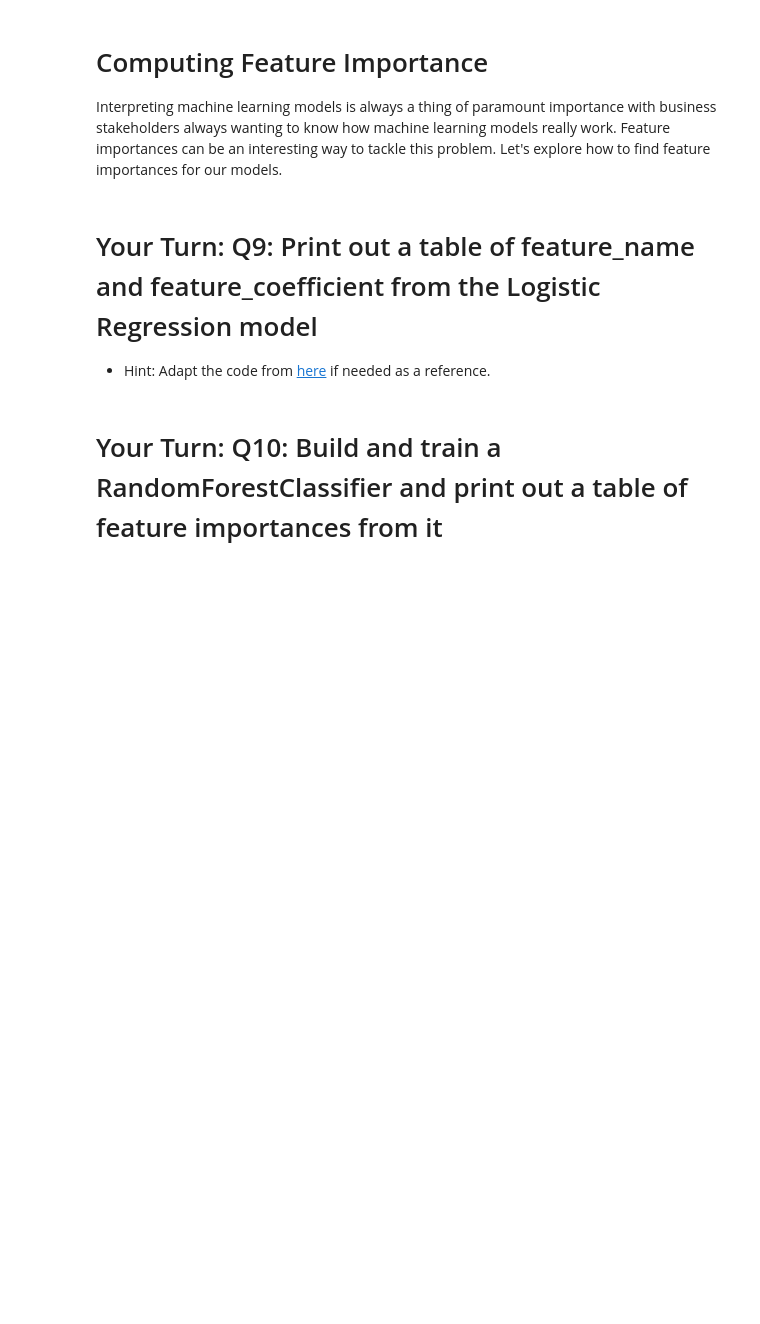
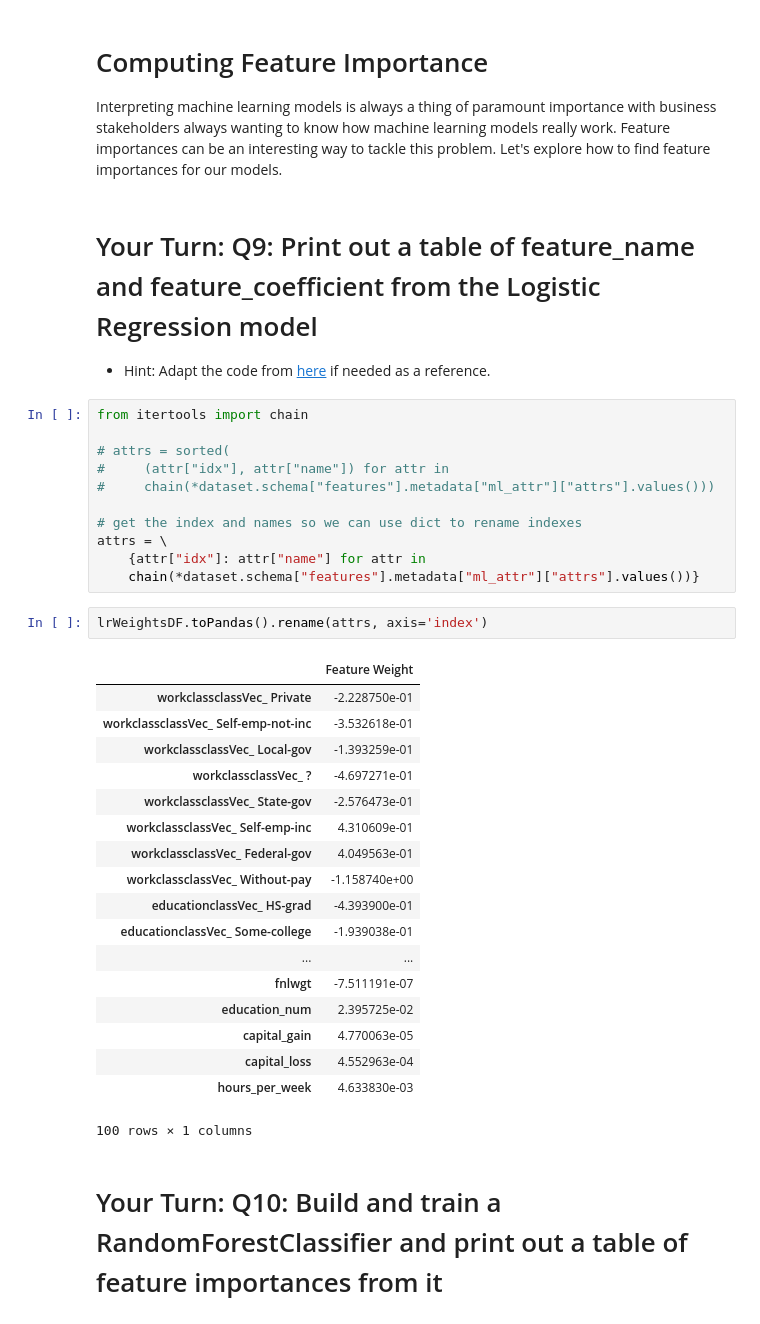
Before and after one commit to sv650s/springboard, a Jupyter notebook: aic-9_3_7-scalable-ml-with-SparkML-mini-project/Spark ML Mini-Project.ipynb, the cells around one changed output. Saved outputs shown, nothing was run; the diff lists cells and outputs as text; blank space fills up the shorter version.

Commit message:
did all except for feature importance frmo random forest

```diff
--- a/aic-9_3_7-scalable-ml-with-SparkML-mini-project/Spark ML Mini-Project.ipynb
+++ b/aic-9_3_7-scalable-ml-with-SparkML-mini-project/Spark ML Mini-Project.ipynb
@@ -920,5 +920,37 @@ Interpreting machine learning models is always a thing of paramount importance w
 # Your Turn: Q9: Print out a table of feature_name and feature_coefficient from the Logistic Regression model
 
 - Hint: Adapt the code from [here](https://stackoverflow.com/questions/42935914/how-to-map-features-from-the-output-of-a-vectorassembler-back-to-the-column-name) if needed as a reference.
+# %%
+from itertools import chain
+
+# attrs = sorted(
+#     (attr["idx"], attr["name"]) for attr in
+#     chain(*dataset.schema["features"].metadata["ml_attr"]["attrs"].values()))
+
+# get the index and names so we can use dict to rename indexes
+attrs = \
+    {attr["idx"]: attr["name"] for attr in
+    chain(*dataset.schema["features"].metadata["ml_attr"]["attrs"].values())}
+# %%
+lrWeightsDF.toPandas().rename(attrs, axis='index')
+# %% [output]
+|  | Feature Weight |
+| workclassclassVec_ Private | -2.228750e-01 |
+| workclassclassVec_ Self-emp-not-inc | -3.532618e-01 |
+| workclassclassVec_ Local-gov | -1.393259e-01 |
+| workclassclassVec_ ? | -4.697271e-01 |
+| workclassclassVec_ State-gov | -2.576473e-01 |
+| workclassclassVec_ Self-emp-inc | 4.310609e-01 |
+| workclassclassVec_ Federal-gov | 4.049563e-01 |
+| workclassclassVec_ Without-pay | -1.158740e+00 |
+| educationclassVec_ HS-grad | -4.393900e-01 |
+| educationclassVec_ Some-college | -1.939038e-01 |
+| ... | ... |
+| fnlwgt | -7.511191e-07 |
+| education_num | 2.395725e-02 |
+| capital_gain | 4.770063e-05 |
+| capital_loss | 4.552963e-04 |
+| hours_per_week | 4.633830e-03 |
+100 rows × 1 columns
 # %% [markdown]
 # Your Turn: Q10: Build and train a RandomForestClassifier and print out a table of feature importances from it
```
Also changed, not shown: parts of 7 cells of this notebook.
